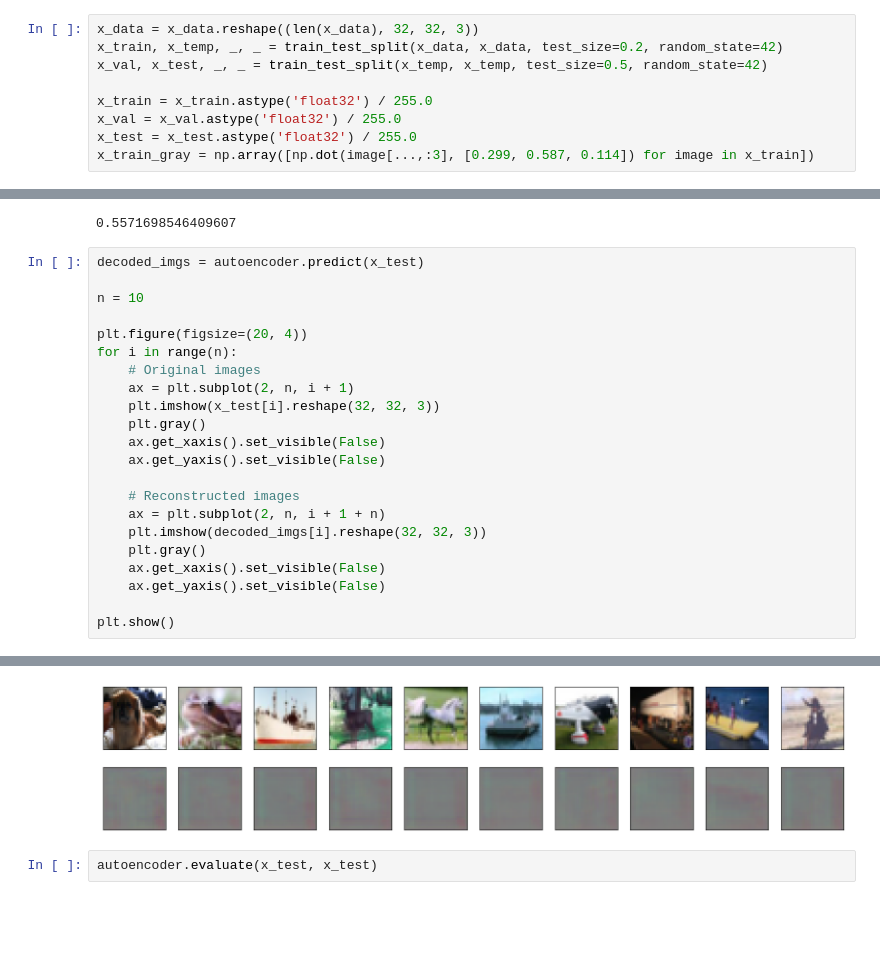
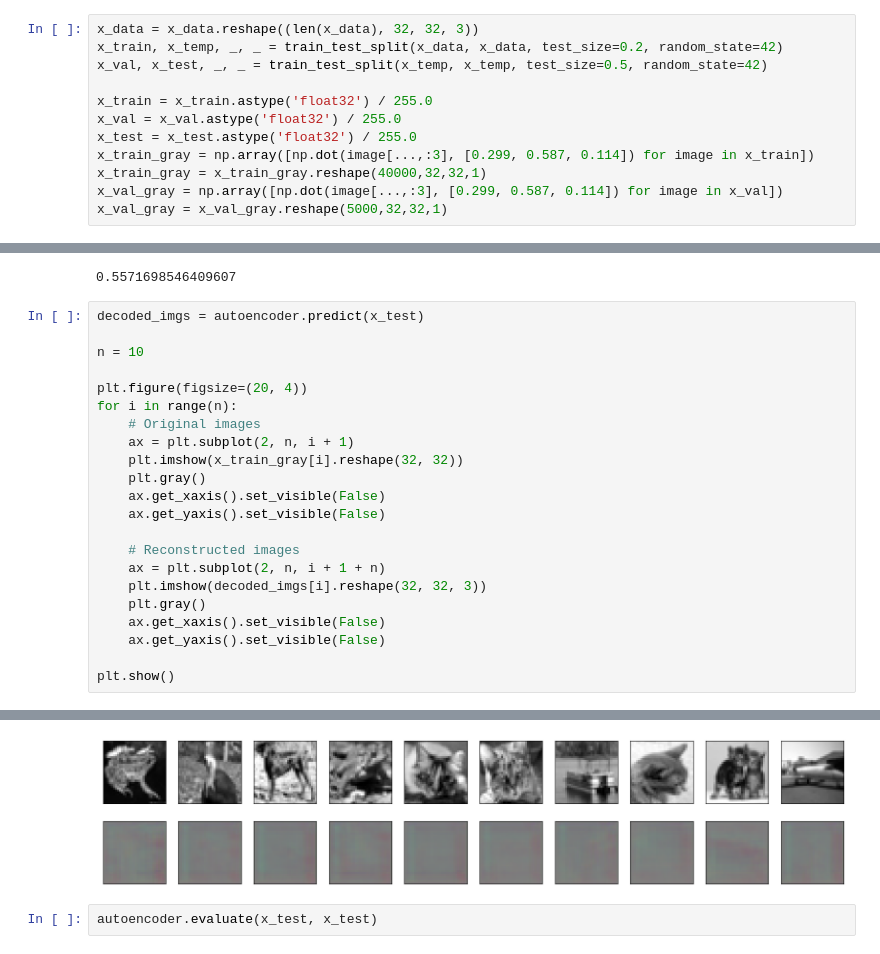
Before and after one commit to florentd01/ACML-1, a Jupyter notebook: Assignment2.ipynb, the cells around one changed output, grey strips where cells are left out. Drawn from its saved outputs; the diff is of its cells as text; blank space fills up the shorter version.

```diff
--- a/Assignment2.ipynb
+++ b/Assignment2.ipynb
@@ -20,3 +20,6 @@ x_train = x_train.astype('float32') / 255.0
 x_val = x_val.astype('float32') / 255.0
 x_test = x_test.astype('float32') / 255.0
 x_train_gray = np.array([np.dot(image[...,:3], [0.299, 0.587, 0.114]) for image in x_train])
+x_train_gray = x_train_gray.reshape(40000,32,32,1)
+x_val_gray = np.array([np.dot(image[...,:3], [0.299, 0.587, 0.114]) for image in x_val])
+x_val_gray = x_val_gray.reshape(5000,32,32,1)
@@ -96,7 +101,7 @@ plt.figure(figsize=(20, 4))
 for i in range(n):
     # Original images
     ax = plt.subplot(2, n, i + 1)
-    plt.imshow(x_test[i].reshape(32, 32, 3))
+    plt.imshow(x_train_gray[i].reshape(32, 32))
     plt.gray()
     ax.get_xaxis().set_visible(False)
     ax.get_yaxis().set_visible(False)
@@ -114,4 +119,4 @@ plt.show()
-[figure, old version]
+[figure, new version]
 # %%
 autoencoder.evaluate(x_test, x_test)
 # %% [output]
```
Also changed, not shown: parts of 10 cells of this notebook.
